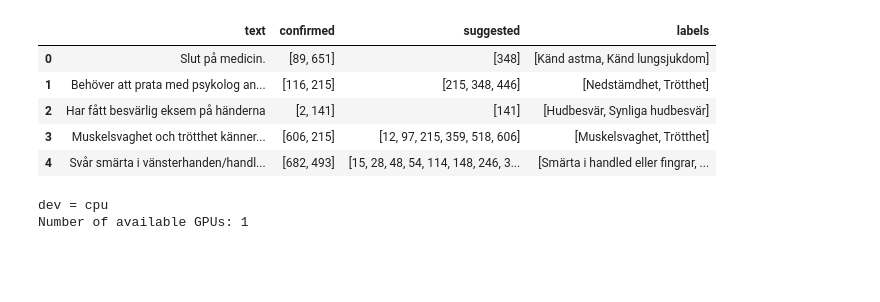
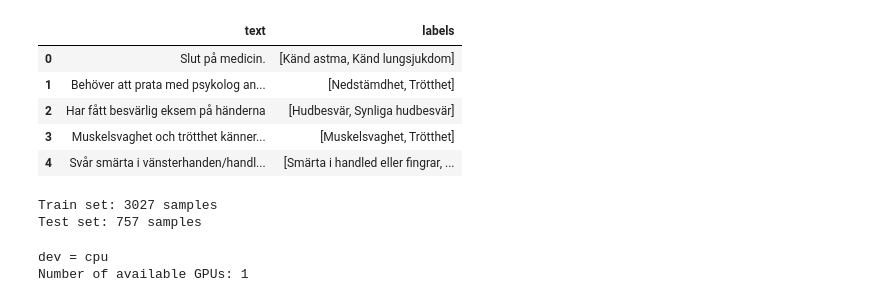
Before and after one commit to VisibaCare/SymptomMatchML, a Jupyter notebook: transformer_model.ipynb, the cells around one changed output. Cells and saved outputs as stored; diff of their text form; code cells hidden in the pictures; blank space fills up the shorter version.

```diff
--- a/transformer_model.ipynb
+++ b/transformer_model.ipynb
@@ -74,13 +77,15 @@ df['labels'] = sym_names
 # remove all rows with no confirmed labels
 df = df[df['confirmed'].map(len) > 0]
 df = df.reset_index(drop=True)
-# %%
-df.head()
-# %% [output]
-|  | text | confirmed | suggested | labels |
-| 0 | Slut på medicin. | [89, 651] | [348] | [Känd astma, Känd lungsjukdom] |
-| 1 | Behöver att prata med psykolog an... | [116, 215] | [215, 348, 446] | [Nedstämdhet, Trötthet] |
-| 2 | Har fått besvärlig eksem på händerna | [2, 141] | [141] | [Hudbesvär, Synliga hudbesvär] |
-| 3 | Muskelsvaghet och trötthet känner... | [606, 215] | [12, 97, 215, 359, 518, 606] | [Muskelsvaghet, Trötthet] |
-| 4 | Svår smärta i vänsterhanden/handl... | [682, 493] | [15, 28, 48, 54, 114, 148, 246, 3... | [Smärta i handled eller fingrar, ... |
+# %%
+df.drop('confirmed', inplace=True, axis=1)
+df.drop('suggested', inplace=True, axis=1)
+df.head()
+# %% [output]
+|  | text | labels |
+| 0 | Slut på medicin. | [Känd astma, Känd lungsjukdom] |
+| 1 | Behöver att prata med psykolog an... | [Nedstämdhet, Trötthet] |
+| 2 | Har fått besvärlig eksem på händerna | [Hudbesvär, Synliga hudbesvär] |
+| 3 | Muskelsvaghet och trötthet känner... | [Muskelsvaghet, Trötthet] |
+| 4 | Svår smärta i vänsterhanden/handl... | [Smärta i handled eller fingrar, ... |
 # %%
@@ -130,7 +138,11 @@ class CustomDataset(Dataset):
             'labels': torch.tensor(np.sum(self.multilab_bin.transform([self.labels[index]]), axis=0), dtype=torch.float)
         }
 # %%
-batch_size = 20
+batch_size = 128
+
+# max number of tokens in text
+max_len = 250
+
 
 train_dataset, test_dataset = train_test_split(df,
                                         random_state=42,
@@ -139,8 +151,8 @@ train_dataset, test_dataset = train_test_split(df,
 train_dataset = train_dataset.reset_index(drop=True)
 test_dataset = test_dataset.reset_index(drop=True)
 
-train_set = CustomDataset(train_dataset, tok, multilab_bin, 500)
-test_set = CustomDataset(test_dataset, tok, multilab_bin, 500)
+train_set = CustomDataset(train_dataset, tok, multilab_bin, max_len)
+test_set = CustomDataset(test_dataset, tok, multilab_bin, max_len)
 
 train_params = {'batch_size': batch_size,
                 'shuffle': True,
@@ -153,6 +165,12 @@ test_params = {'batch_size': batch_size,
 
 train_loader = DataLoader(train_set, **train_params)
 test_loader = DataLoader(test_set, **test_params)
+
+print(f'Train set: {len(train_dataset)} samples')
+print(f'Test set: {len(test_dataset)} samples')
+# %% [output]
+Train set: 3027 samples
+Test set: 757 samples
 # %%
 # decide which device to use. use cuda if available
 dev = ''
```
Also changed, not shown: parts of 9 cells of this notebook.
